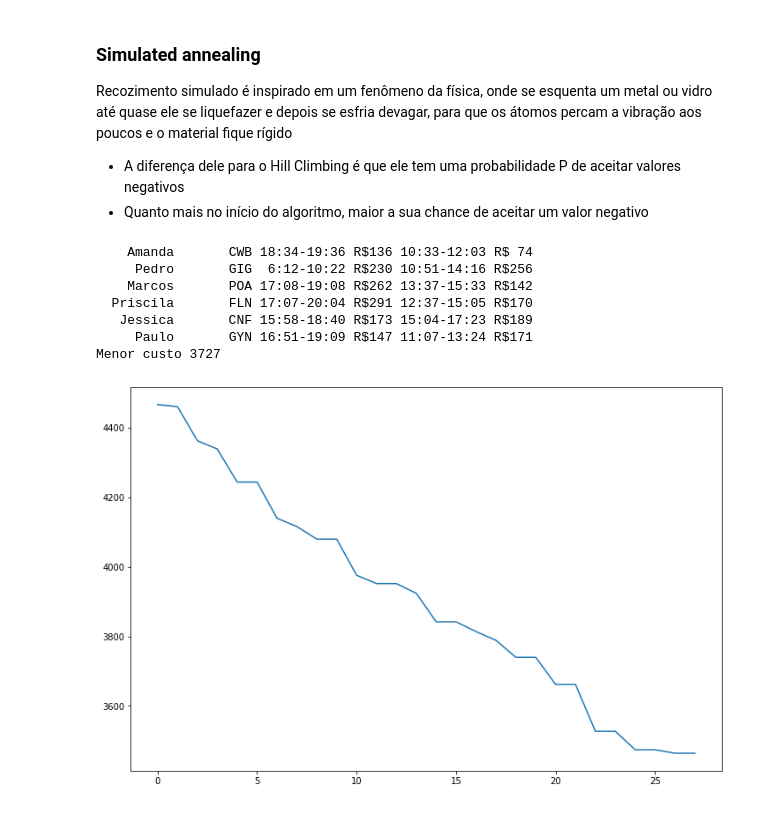
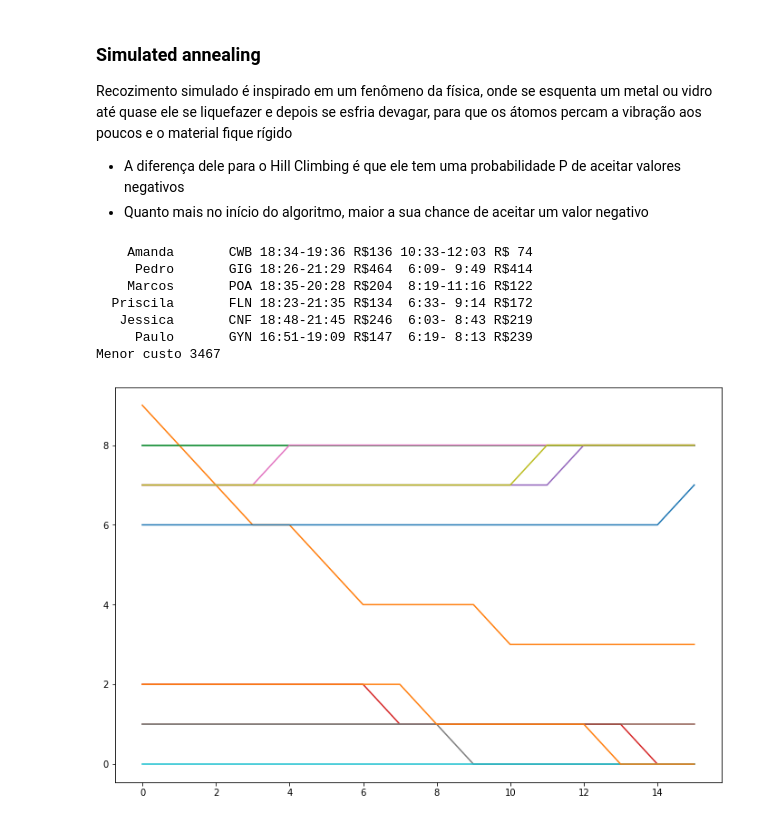
Before and after one commit to AlvaroCavalcante/computacao-bioinspirada, a Jupyter notebook: Algoritmo de otimização voos.ipynb, the cells around one changed output. Saved outputs shown, nothing was run; the diff lists cells and outputs as text; code cells hidden in the pictures.

```diff
--- a/Algoritmo de otimização voos.ipynb
+++ b/Algoritmo de otimização voos.ipynb
@@ -289,16 +289,16 @@ def simulated_annealing(dominio, funcao_custo, temperatura = 10000.0, resfriamen
 # %%
 solucao_tempera_simulada = simulated_annealing(dominio, funcao_custo)
 custo_tempera_simulada = funcao_custo(solucao_tempera_simulada[0])
 imprimir_agenda(solucao_tempera_simulada[0])
 
 print('Menor custo', custo_tempera_simulada)
-plotar_busca(solucao_subida_encosta[1])
+plotar_busca(solucao_tempera_simulada[1])
 # %% [output]
     Amanda       CWB 18:34-19:36 R$136 10:33-12:03 R$ 74
-     Pedro       GIG  6:12-10:22 R$230 10:51-14:16 R$256
-    Marcos       POA 17:08-19:08 R$262 13:37-15:33 R$142
-  Priscila       FLN 17:07-20:04 R$291 12:37-15:05 R$170
-   Jessica       CNF 15:58-18:40 R$173 15:04-17:23 R$189
-     Paulo       GYN 16:51-19:09 R$147 11:07-13:24 R$171
-Menor custo 3727
+     Pedro       GIG 18:26-21:29 R$464  6:09- 9:49 R$414
+    Marcos       POA 18:35-20:28 R$204  8:19-11:16 R$122
+  Priscila       FLN 18:23-21:35 R$134  6:33- 9:14 R$172
+   Jessica       CNF 18:48-21:45 R$246  6:03- 8:43 R$219
+     Paulo       GYN 16:51-19:09 R$147  6:19- 8:13 R$239
+Menor custo 3467
-[figure, old version]
+[figure, new version]
```
